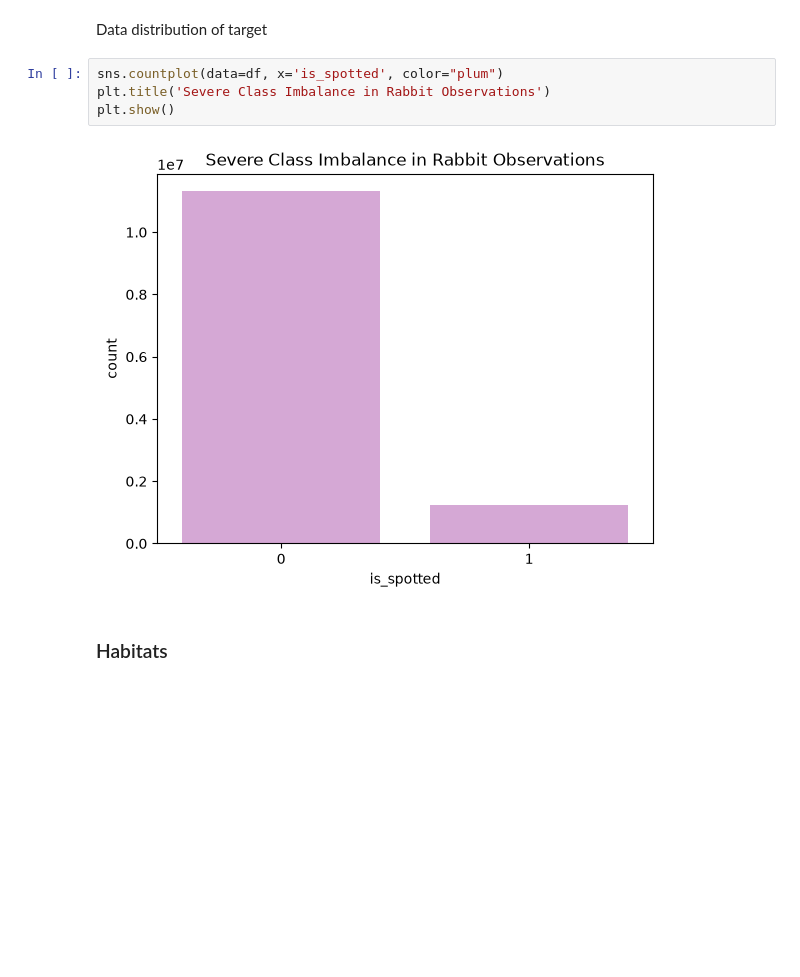
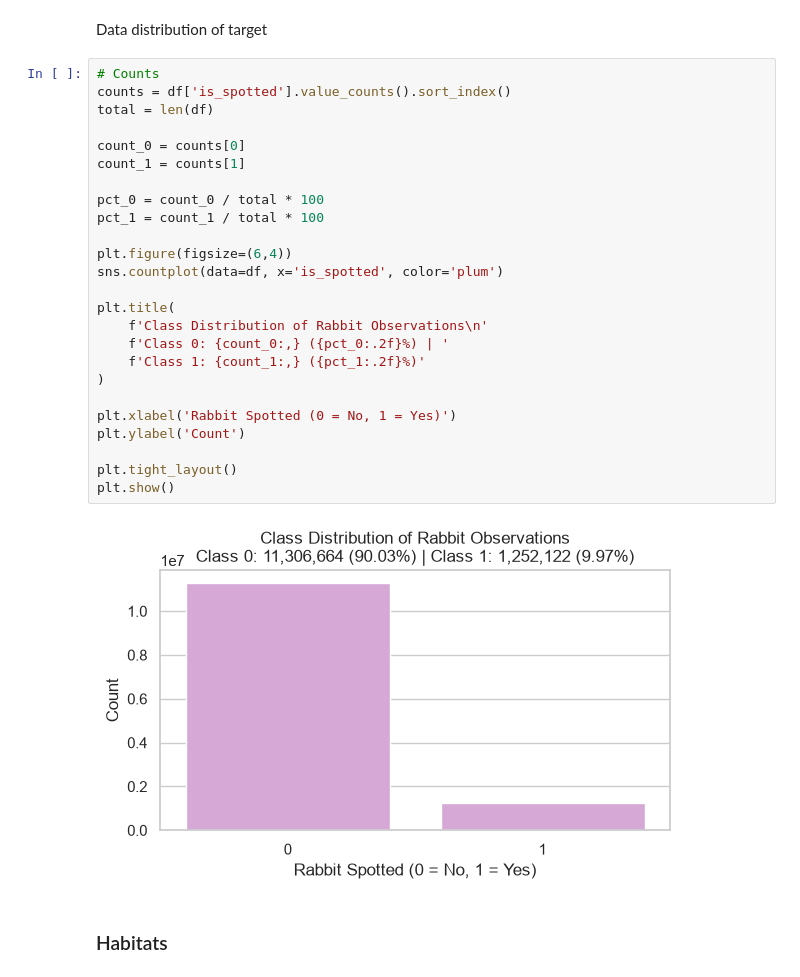
Before and after one commit to Sannebeast/Rabbitions, a Jupyter notebook: notebooks/project.ipynb, the cells around one changed output. Drawn from its saved outputs; the diff is of its cells as text; blank space fills up the shorter version.

```diff
--- a/notebooks/project.ipynb
+++ b/notebooks/project.ipynb
@@ -281,11 +256,32 @@ Positive class (is_spotted = 1): 9.97%
 # %% [markdown]
 Data distribution of target
 # %%
-sns.countplot(data=df, x='is_spotted', color="plum")
-plt.title('Severe Class Imbalance in Rabbit Observations')
+# Counts
+counts = df['is_spotted'].value_counts().sort_index()
+total = len(df)
+
+count_0 = counts[0]
+count_1 = counts[1]
+
+pct_0 = count_0 / total * 100
+pct_1 = count_1 / total * 100
+
+plt.figure(figsize=(6,4))
+sns.countplot(data=df, x='is_spotted', color='plum')
+
+plt.title(
+    f'Class Distribution of Rabbit Observations\n'
+    f'Class 0: {count_0:,} ({pct_0:.2f}%) | '
+    f'Class 1: {count_1:,} ({pct_1:.2f}%)'
+)
+
+plt.xlabel('Rabbit Spotted (0 = No, 1 = Yes)')
+plt.ylabel('Count')
+
+plt.tight_layout()
 plt.show()
 # %% [output]
-[figure, old version]
+[figure, new version]
 # %% [markdown]
 ### Habitats
 # %%
```
Also changed, not shown: parts of 10 cells of this notebook.
